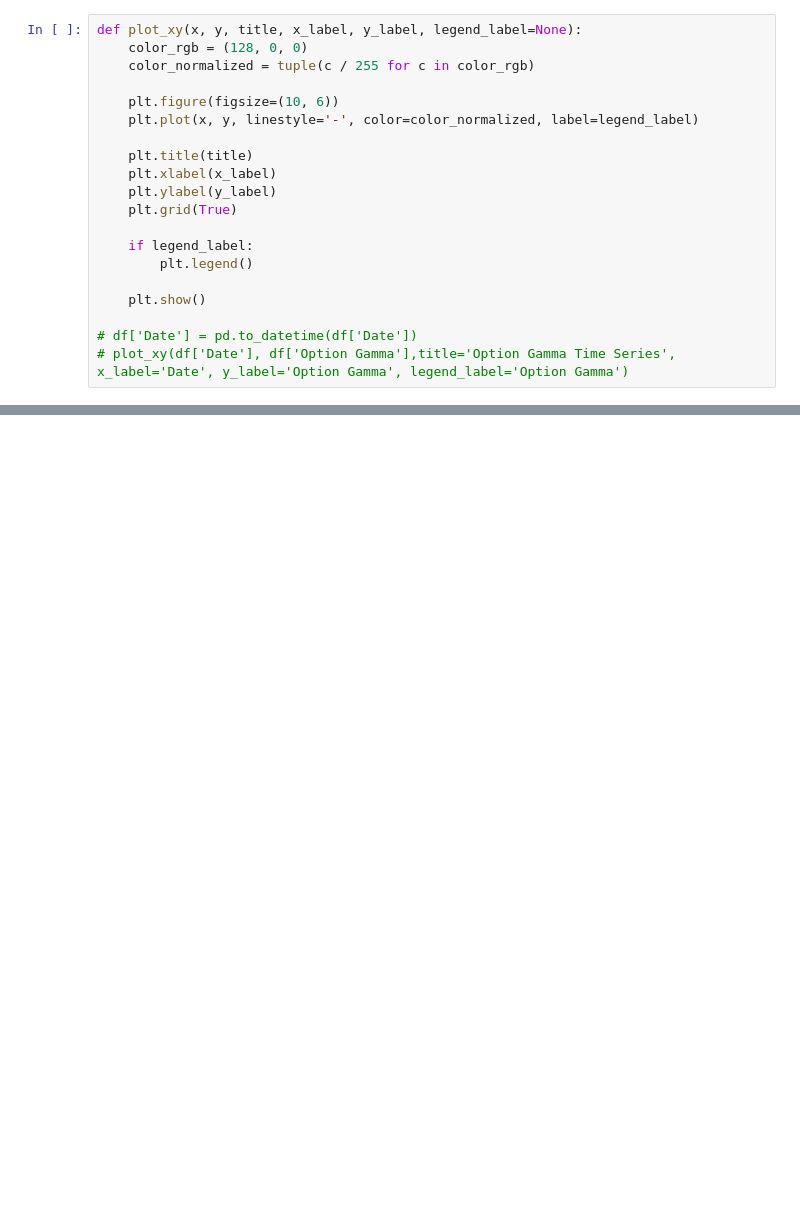
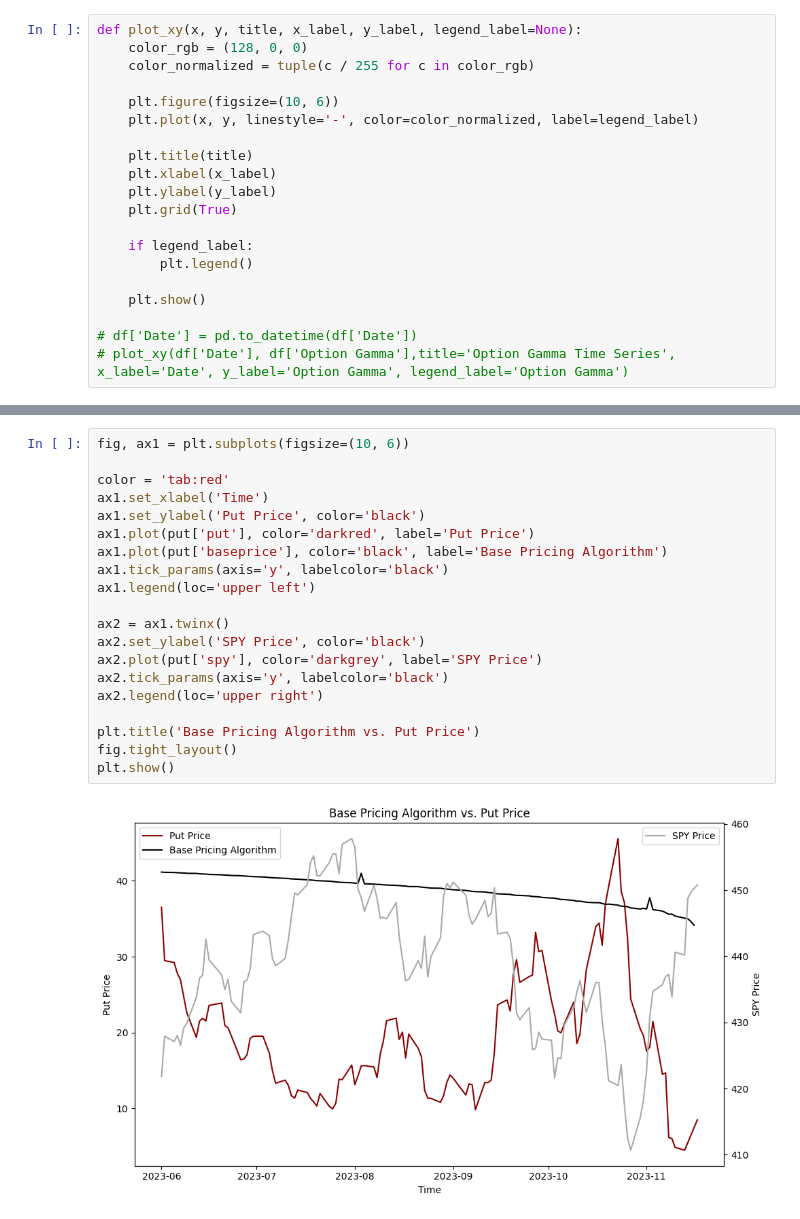
Before and after one commit to drewcarranti/binom_opt_pricing, a Jupyter notebook: pricing/opt_pricing.ipynb, the cells around one changed output, grey strips where cells are left out. Saved outputs shown, nothing was run; the diff lists cells and outputs as text; blank space fills up the shorter version.

```diff
--- a/pricing/opt_pricing.ipynb
+++ b/pricing/opt_pricing.ipynb
@@ -526,0 +593,22 @@ def plot_xy(x, y, title, x_label, y_label, legend_label=None):
+# %%
+fig, ax1 = plt.subplots(figsize=(10, 6))
+
+color = 'tab:red'
+ax1.set_xlabel('Time')
+ax1.set_ylabel('Put Price', color='black')
+ax1.plot(put['put'], color='darkred', label='Put Price')
+ax1.plot(put['baseprice'], color='black', label='Base Pricing Algorithm')
+ax1.tick_params(axis='y', labelcolor='black')
+ax1.legend(loc='upper left')
+
+ax2 = ax1.twinx()
+ax2.set_ylabel('SPY Price', color='black')
+ax2.plot(put['spy'], color='darkgrey', label='SPY Price')
+ax2.tick_params(axis='y', labelcolor='black')
+ax2.legend(loc='upper right')
+
+plt.title('Base Pricing Algorithm vs. Put Price')
+fig.tight_layout()
+plt.show()
+# %% [output]
+[figure, added]
```
Also changed, not shown: parts of 25 cells of this notebook, 2 other files.
